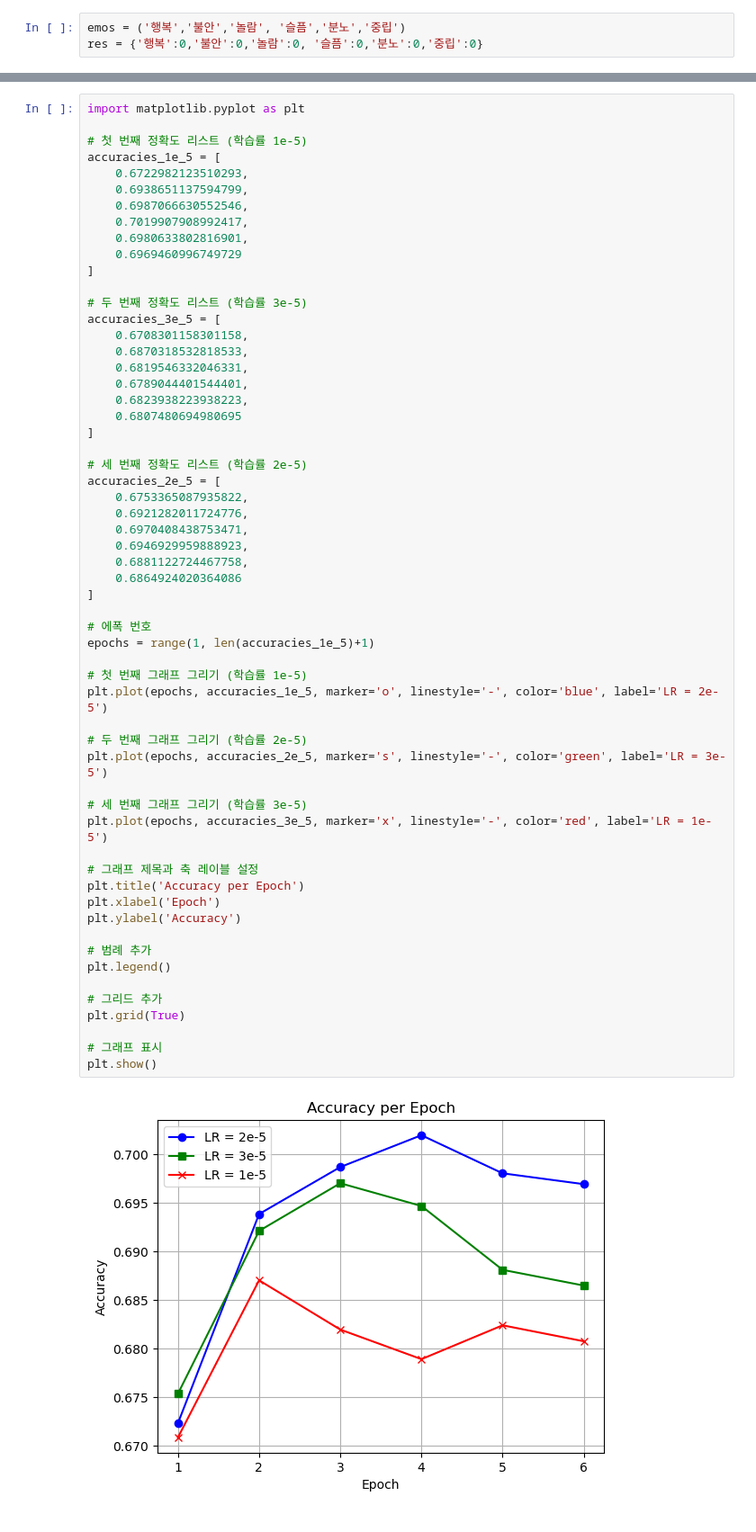
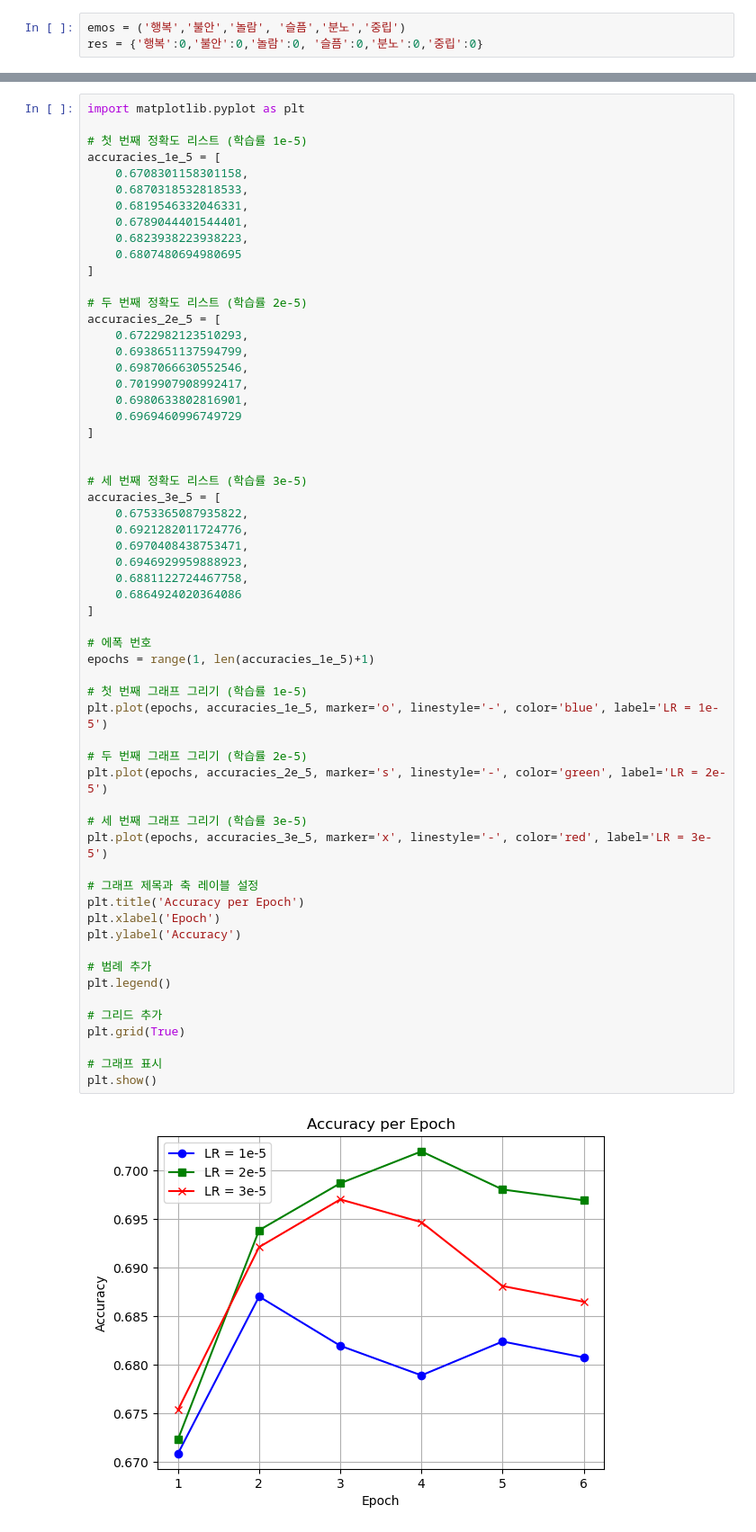
Before and after one commit to Bongwoo2lee/floread, a Jupyter notebook: sentiment-analysis/visualize.ipynb, the cells around one changed output, grey strips where cells are left out. Shown at 90% size. Drawn from its saved outputs; the diff is of its cells as text.

```diff
--- a/sentiment-analysis/visualize.ipynb
+++ b/sentiment-analysis/visualize.ipynb
@@ -535,6 +535,16 @@ import matplotlib.pyplot as plt
 
 # 첫 번째 정확도 리스트 (학습률 1e-5)
 accuracies_1e_5 = [
+    0.6708301158301158,
+    0.6870318532818533,
+    0.6819546332046331,
+    0.6789044401544401,
+    0.6823938223938223,
+    0.6807480694980695
+]
+
+# 두 번째 정확도 리스트 (학습률 2e-5)
+accuracies_2e_5 = [
     0.6722982123510293,
     0.6938651137594799,
     0.6987066630552546,
@@ -543,50 +553,41 @@ accuracies_1e_5 = [
     0.6969460996749729
 ]
 
-# 두 번째 정확도 리스트 (학습률 3e-5)
+
+# 세 번째 정확도 리스트 (학습률 3e-5)
 accuracies_3e_5 = [
-    0.6708301158301158,
-    0.6870318532818533,
-    0.6819546332046331,
-    0.6789044401544401,
-    0.6823938223938223,
-    0.6807480694980695
-]
-
-# 세 번째 정확도 리스트 (학습률 2e-5)
-accuracies_2e_5 = [
     0.6753365087935822,
     0.6921282011724776,
     0.6970408438753471,
     0.6946929959888923,
     0.6881122724467758,
     0.6864924020364086
 ]
 
 # 에폭 번호
 epochs = range(1, len(accuracies_1e_5)+1)
 
 # 첫 번째 그래프 그리기 (학습률 1e-5)
-plt.plot(epochs, accuracies_1e_5, marker='o', linestyle='-', color='blue', label='LR = 2e-5')
+plt.plot(epochs, accuracies_1e_5, marker='o', linestyle='-', color='blue', label='LR = 1e-5')
 
 # 두 번째 그래프 그리기 (학습률 2e-5)
-plt.plot(epochs, accuracies_2e_5, marker='s', linestyle='-', color='green', label='LR = 3e-5')
+plt.plot(epochs, accuracies_2e_5, marker='s', linestyle='-', color='green', label='LR = 2e-5')
 
 # 세 번째 그래프 그리기 (학습률 3e-5)
-plt.plot(epochs, accuracies_3e_5, marker='x', linestyle='-', color='red', label='LR = 1e-5')
+plt.plot(epochs, accuracies_3e_5, marker='x', linestyle='-', color='red', label='LR = 3e-5')
 
 # 그래프 제목과 축 레이블 설정
 plt.title('Accuracy per Epoch')
 plt.xlabel('Epoch')
 plt.ylabel('Accuracy')
 
 # 범례 추가
 plt.legend()
 
 # 그리드 추가
 plt.grid(True)
 
 # 그래프 표시
 plt.show()
 # %% [output]
-[figure, old version]
+[figure, new version]
```
Also changed, not shown: 2 other files.
